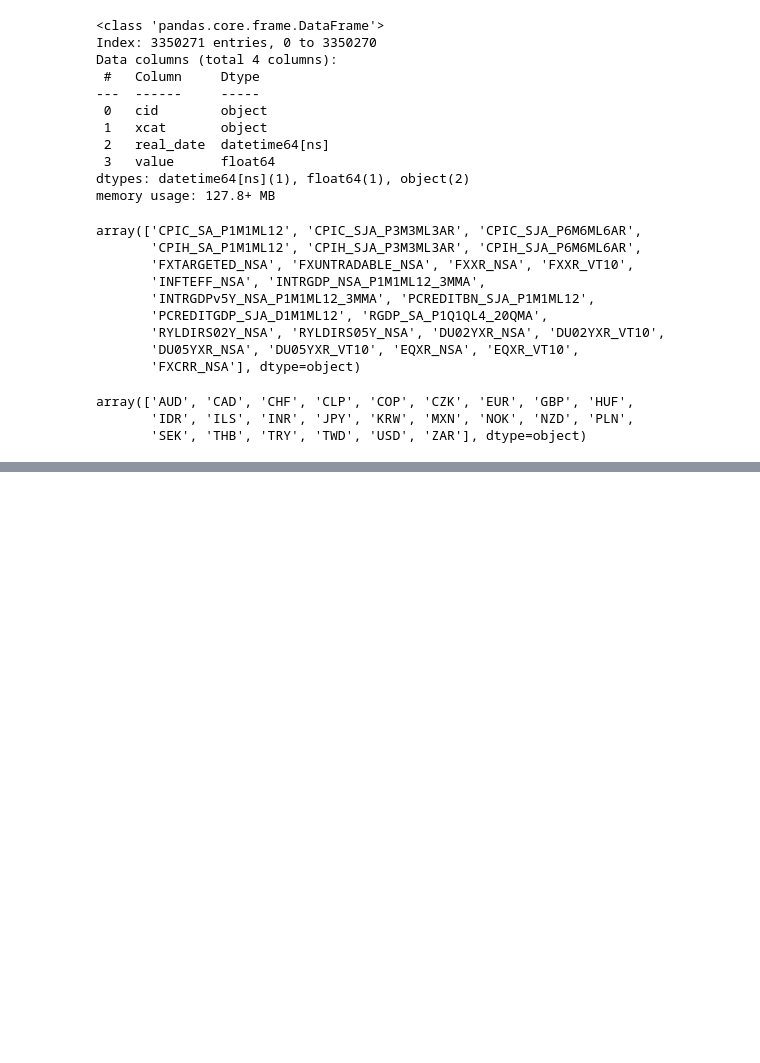
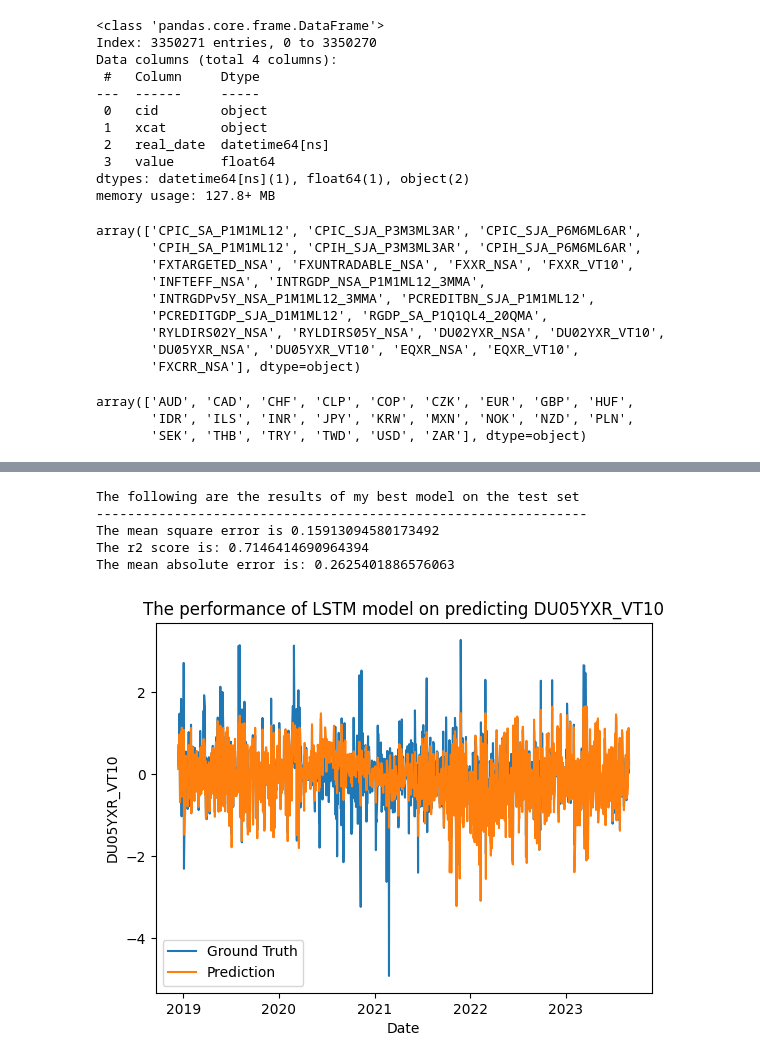
Before and after one commit to ddav118/COMS4995-Project, a Jupyter notebook: LSTM_Yuyi.ipynb, the cells around one changed output, grey strips where cells are left out. Drawn from its saved outputs; the diff is of its cells as text; code cells hidden in the pictures; blank space fills up the shorter version.

Commit message:
added more metrics and visualization for LSTM - Yuyi

```diff
--- a/LSTM_Yuyi.ipynb
+++ b/LSTM_Yuyi.ipynb
@@ -212,7 +230,6 @@ Total elapsed time: 00h 02m 47s
 
 history = best_model.fit(dev_X, dev_y, epochs=10, validation_data=(val_X, val_y))
 records = best_model.evaluate(test_X, test_y)
-
-print("Mean Squared Loss is: " + str(records[1]))
+results = best_model.predict(test_X)
 # %% [output]
 Epoch 1/10
@@ -234,0 +252,25 @@ Mean Squared Loss is: 0.14177067577838898
+# %%
+from sklearn.metrics import r2_score
+from sklearn.metrics import mean_absolute_error
+
+print("The following are the results of my best model on the test set")
+print("---------------------------------------------------------------")
+print("The mean square error is " + str(records[1]))
+print("The r2 score is: " + str(r2_score(test_y, results)))
+print("The mean absolute error is: " + str(mean_absolute_error(test_y, results)))
+# %% [output]
+The following are the results of my best model on the test set
+---------------------------------------------------------------
+The mean square error is 0.15913094580173492
+The r2 score is: 0.7146414690964394
+The mean absolute error is: 0.2625401886576063
+# %%
+plt.title("The performance of LSTM model on predicting DU05YXR_VT10")
+plt.plot(test_set['real_date'], test_set['DU05YXR_VT10'])
+plt.plot(test_set['real_date'], results)
+plt.legend(['Ground Truth', 'Prediction'])
+plt.xlabel('Date')
+plt.ylabel('DU05YXR_VT10')
+plt.show()
+# %% [output]
+[figure, added]
```
Also changed, not shown: parts of 3 cells of this notebook.
